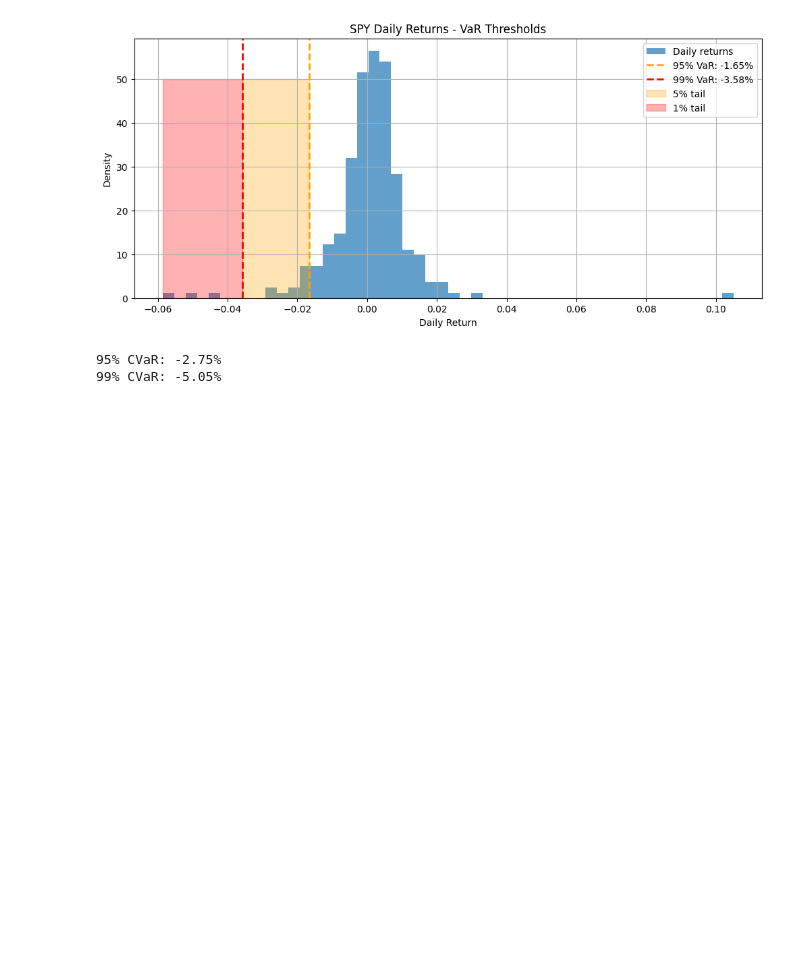
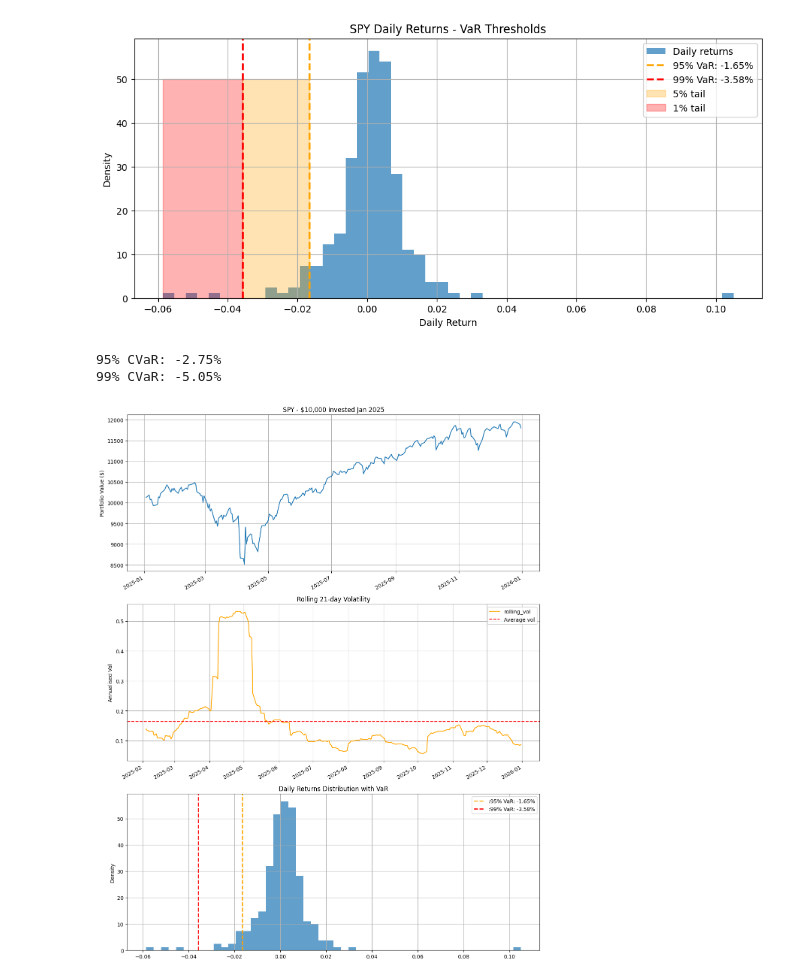
Before and after one commit to meng-quant/quant-journey, a Jupyter notebook: Day 6.ipynb, the cells around one changed output. Cells and saved outputs as stored; diff of their text form; code cells hidden in the pictures; blank space fills up the shorter version.

Commit message:
Add risk dashboard combining combining cumulative return, rolling vol and VaR

```diff
--- a/Day 6.ipynb
+++ b/Day 6.ipynb
@@ -66,3 +66,39 @@ print(f"99% CVaR: {CVaR_99:.2%}")
 # %% [output]
 95% CVaR: -2.75%
 99% CVaR: -5.05%
+# %%
+fig, axes = plt.subplots(3, 1, figsize=(12,15))
+
+# Chart 1 - Cumulative return
+data['cumulative_return'] = (1 + data['daily_return']).cumprod()
+(data['cumulative_return'] * 10000).plot(ax=axes[0])
+axes[0].set_title("SPY - $10,000 invested Jan 2025")
+axes[0].set_ylabel("Portfolio Value ($)")
+axes[0].grid(True)
+
+# Chart 2 - Rolling volatility
+data['rolling_vol'] = data['daily_return'].rolling(21).std() * (252**0.5)
+data['rolling_vol'].plot(ax=axes[1], color='orange')
+axes[1].axhline(y=data['rolling_vol'].mean(), color='r',
+                linestyle='--', label='Average vol')
+axes[1].set_title("Rolling 21-day Volatility")
+axes[1].set_ylabel("Annualised Vol")
+axes[1].legend()
+axes[1].grid(True)
+
+# Chart 3 - Return distribution with VaR
+data['daily_return'].hist(bins=50, ax=axes[2], density=True, alpha=0.7)
+axes[2].axvline(VaR_95, color='orange', linewidth=2,
+                linestyle='--', label=f":95% VaR: {VaR_95:.2%}")
+axes[2].axvline(VaR_99, color='red', linewidth=2,
+                linestyle='--', label=f":99% VaR: {VaR_99:.2%}")
+axes[2].set_title("Daily Returns Distribution with VaR")
+axes[2].set_ylabel("Density")
+axes[2].legend()
+axes[2].grid(True)
+
+plt.tight_layout()
+plt.savefig('SPY_risk_dashboard.png', dpi=150, bbox_inches='tight')
+plt.show()
+# %% [output]
+[figure, added]
```
Also changed, not shown: 1 other file.
